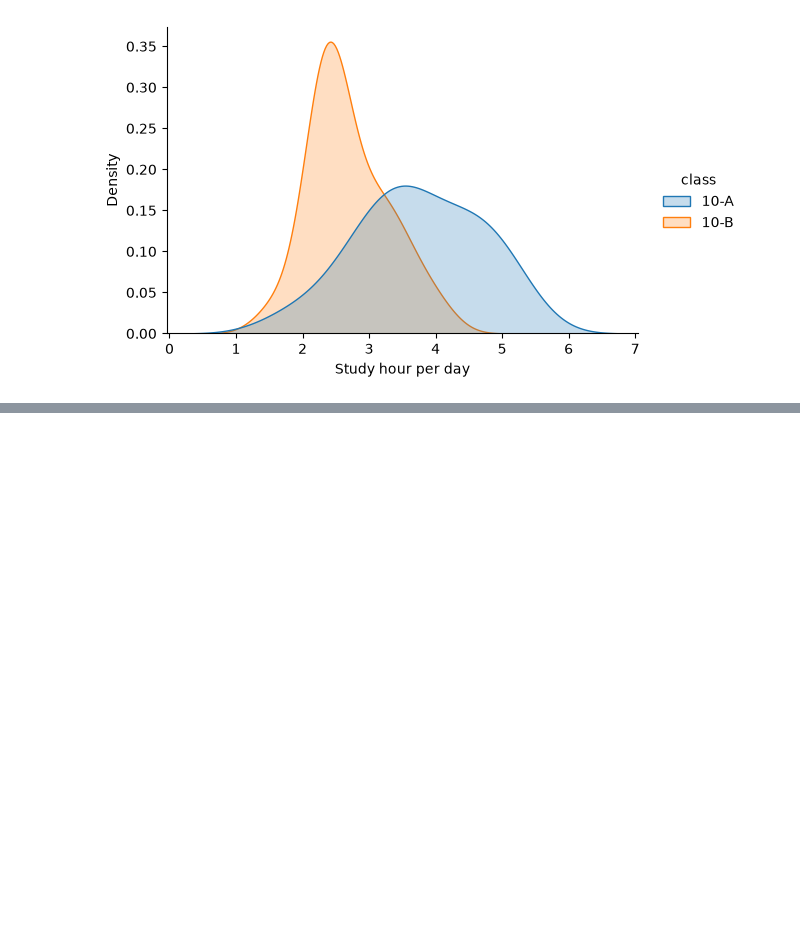
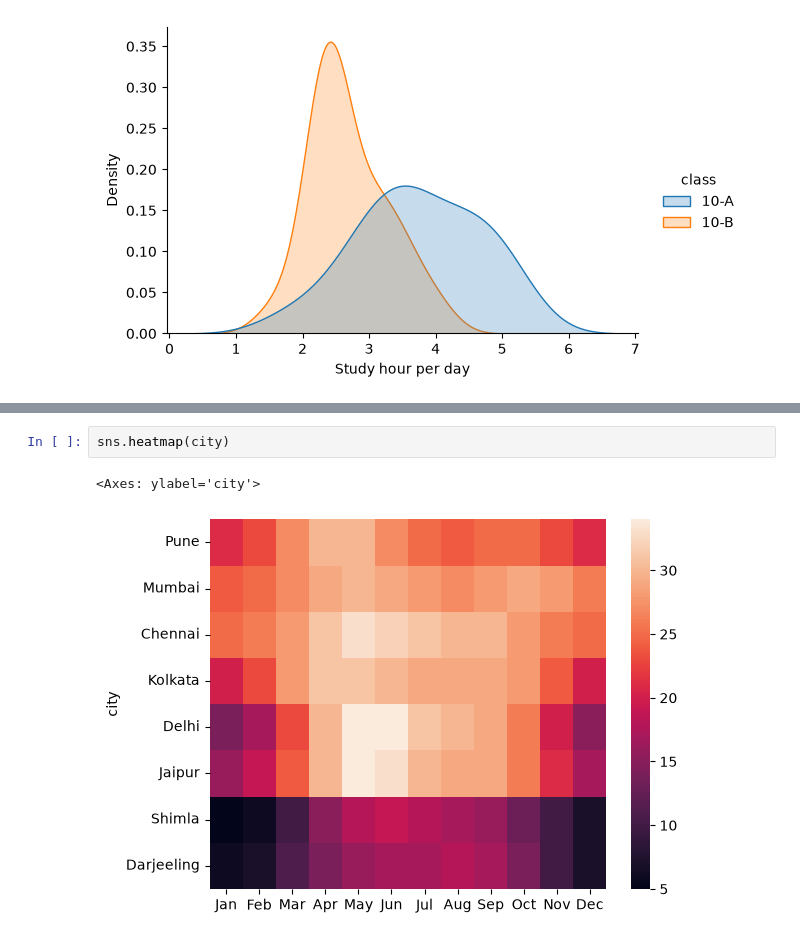
Before and after one commit to singh-amit-45/Data-Science, a Jupyter notebook: Libraries/Seaborn/Seaborn.ipynb, the cells around one changed output, grey strips where cells are left out. Cells and saved outputs as stored; diff of their text form; blank space fills up the shorter version.

Commit message:
Add Seaborn visualization examples

```diff
--- a/Libraries/Seaborn/Seaborn.ipynb
+++ b/Libraries/Seaborn/Seaborn.ipynb
@@ -248,0 +265,5 @@ g.set_axis_labels('Study hour per day','Density')
+# %%
+sns.heatmap(city)
+# %% [output]
+<Axes: ylabel='city'>
+[figure, added]
```
Also changed, not shown: parts of 15 cells of this notebook.
